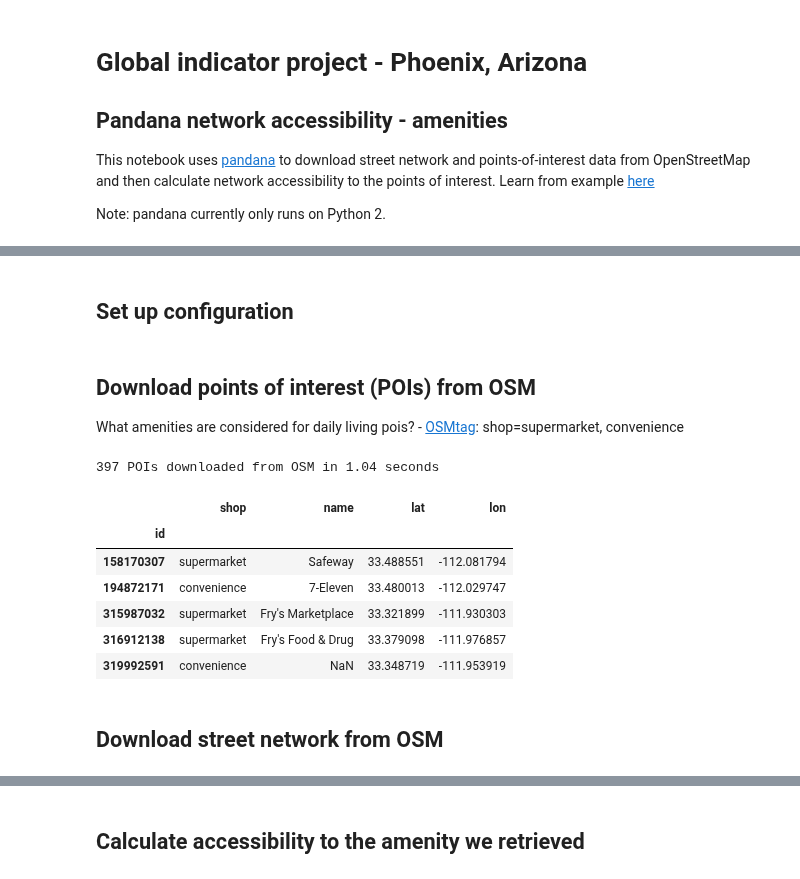
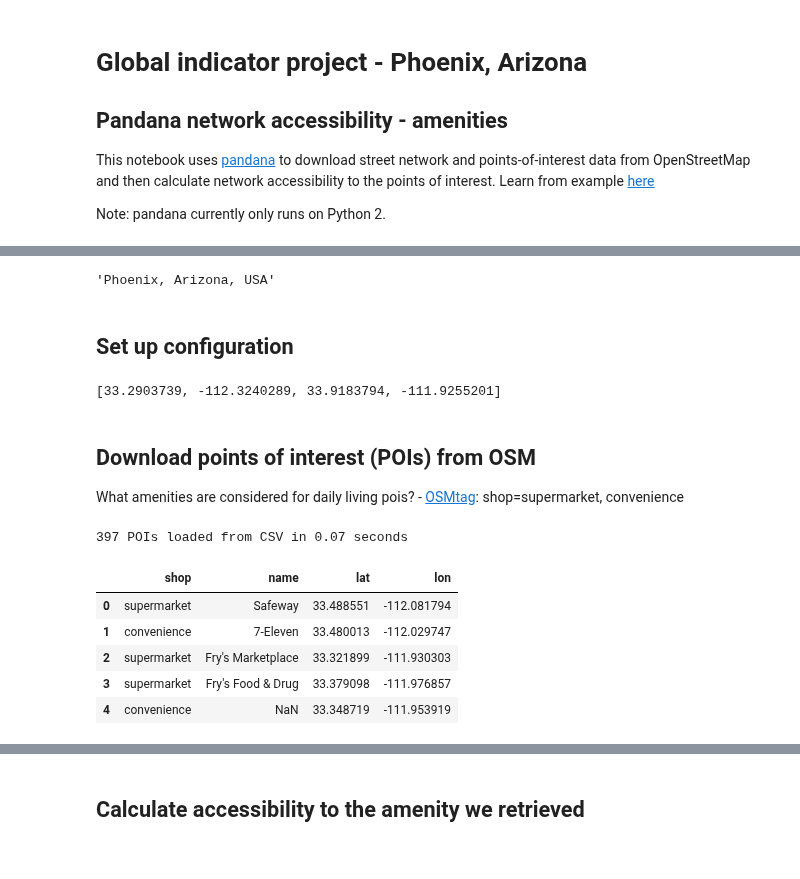
Before and after one commit to healthysustainablecities/global-indicators, a Jupyter notebook: process/5_Phoenix_access_pois.ipynb, the cells around one changed output, grey strips where cells are left out. Drawn from its saved outputs; the diff is of its cells as text; code cells hidden in the pictures.

```diff
--- a/process/5_Phoenix_access_pois.ipynb
+++ b/process/5_Phoenix_access_pois.ipynb
@@ -35,3 +28,10 @@ Phx_osm_shape
+# %%
+suffix = config.time
+
+place = config.places.values()[0]
+place
+# %% [output]
+'Phoenix, Arizona, USA'
 # %% [markdown]
 ## Set up configuration
 # %%
@@ -46,6 +43,17 @@ bbox = [33.29, -112.32, 33.92, -111.93] #lat-long bounding box for Phx
 # %%
 # configure filenames to save/load POI and network datasets
-net_filename = '../data/OSM/{}_network.h5'.format(place[0:4])
-poi_filename = '../data/OSM/{}_pois_{}.csv'.format(place[0:4], '_'.join(shop))
+OSM_folder = config.OSM_data_loc
+
+G_filename = '{studyregion}_walk{suffix}.graphml'.format(studyregion = place, suffix = config.time)
+poi_filename = '{}_pois_{}.csv'.format(place[0:4], '_'.join(shop))
+# %%
+# get bounding box from study region boundary shapefile
+shape_filename ='{studyregion}_buffered{suffix}/{studyregion}_buffered{suffix}.shp'.format(studyregion = place, suffix = suffix)
+
+gdf_shape = gpd.GeoDataFrame.from_file(OSM_folder + '/' + shape_filename)
+bbox = [gdf_shape['bbox_south'].astype(float)[0], gdf_shape['bbox_west'].astype(float)[0], gdf_shape['bbox_north'].astype(float)[0], gdf_shape['bbox_east'].astype(float)[0]] #lat-long bounding box for Phx
+bbox
+# %% [output]
+[33.2903739, -112.3240289, 33.9183794, -111.9255201]
 # %%
 # keyword arguments to pass for the matplotlib figure
@@ -82,30 +90,27 @@ bgcolor = 'k'
 What amenities are considered for daily living pois? - [OSMtag](https://taginfo.openstreetmap.org/keys/amenity): shop=supermarket, convenience
 # %%
 start_time = time.time()
-if os.path.isfile(poi_filename):
+if os.path.isfile(OSM_folder + "/" + poi_filename):
     # if a points-of-interest file already exists, just load the dataset from that
-    pois = pd.read_csv(poi_filename)
+    pois = pd.read_csv(OSM_folder + "/" + poi_filename)
     method = 'loaded from CSV'
 else:
     # otherwise, query the OSM API for the specified amenities within the bounding box
     osm_tags = '"shop"~"{}"'.format('|'.join(shop))
     pois = osm.node_query(bbox[0], bbox[1], bbox[2], bbox[3], tags=osm_tags)
 
     # drop any that aren't just 'shop' then save to CSV
     pois = pois[pois['shop'].isin(shop)]
-    pois.to_csv(poi_filename, index=False, encoding='utf-8')
+    pois.to_csv(OSM_folder + "/" + poi_filename, index=False, encoding='utf-8')
     method = 'downloaded from OSM'
 
 print('{:,} POIs {} in {:,.2f} seconds'.format(len(pois), method, time.time()-start_time))
 pois[['shop', 'name', 'lat', 'lon']].head()
 # %% [output]
-397 POIs downloaded from OSM in 1.04 seconds
+397 POIs loaded from CSV in 0.07 seconds
 |  | shop | name | lat | lon |
-| id |  |  |  |  |
-| 158170307 | supermarket | Safeway | 33.488551 | -112.081794 |
-| 194872171 | convenience | 7-Eleven | 33.480013 | -112.029747 |
-| 315987032 | supermarket | Fry's Marketplace | 33.321899 | -111.930303 |
-| 316912138 | supermarket | Fry's Food & Drug | 33.379098 | -111.976857 |
-| 319992591 | convenience | NaN | 33.348719 | -111.953919 |
+| 0 | supermarket | Safeway | 33.488551 | -112.081794 |
+| 1 | convenience | 7-Eleven | 33.480013 | -112.029747 |
+| 2 | supermarket | Fry's Marketplace | 33.321899 | -111.930303 |
+| 3 | supermarket | Fry's Food & Drug | 33.379098 | -111.976857 |
+| 4 | convenience | NaN | 33.348719 | -111.953919 |
-# %% [markdown]
-## Download street network from OSM
```
Also changed, not shown: parts of 12 cells of this notebook, 2 other files.
